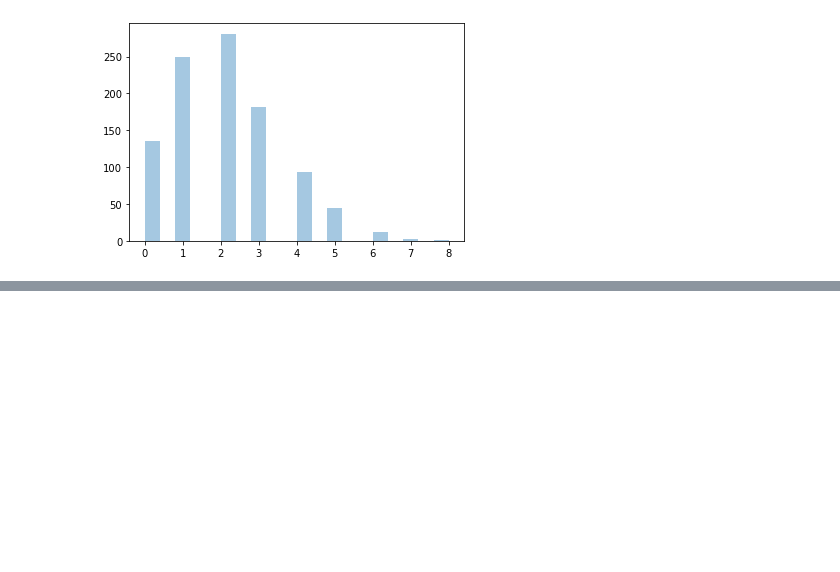
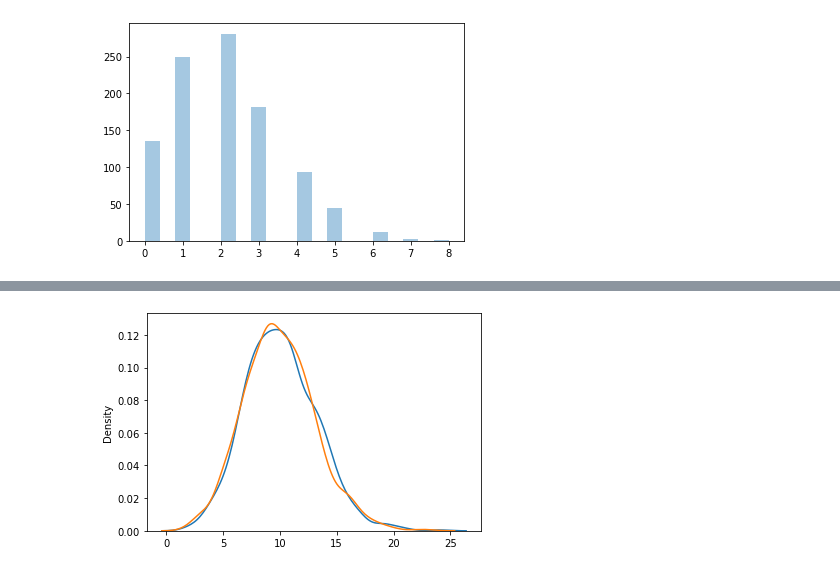
Before and after one commit to duskdev17/codes-and-stuff, a Jupyter notebook: Python3/05. NumPy/21. Poisson Distribution.ipynb, the cells around one changed output, grey strips where cells are left out. Cells and saved outputs as stored; diff of their text form; code cells hidden in the pictures; blank space fills up the shorter version.

```diff
--- a/Python3/05. NumPy/21. Poisson Distribution.ipynb
+++ b/Python3/05. NumPy/21. Poisson Distribution.ipynb
@@ -30,0 +55,12 @@ plt.show()
+# %%
+#Difference Between Poisson and Binomial Distribution
+from numpy import random
+import matplotlib.pyplot as plt
+import seaborn as sns
+
+sns.distplot(random.binomial(n=1000, p=0.01, size=1000), hist=False, label='binomial')
+sns.distplot(random.poisson(lam=10, size=1000), hist=False, label='poisson')
+
+plt.show()
+# %% [output]
+[figure, added]
```
Also changed, not shown: parts of 2 cells of this notebook, 1 other file.
